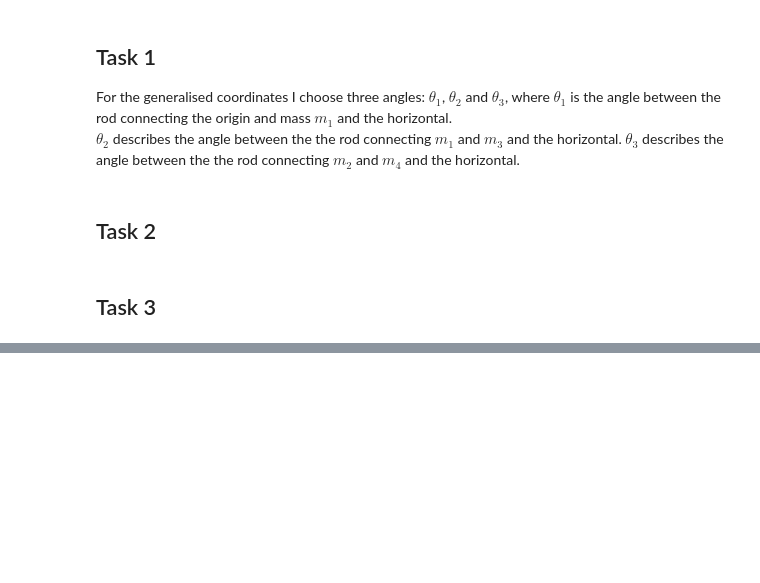
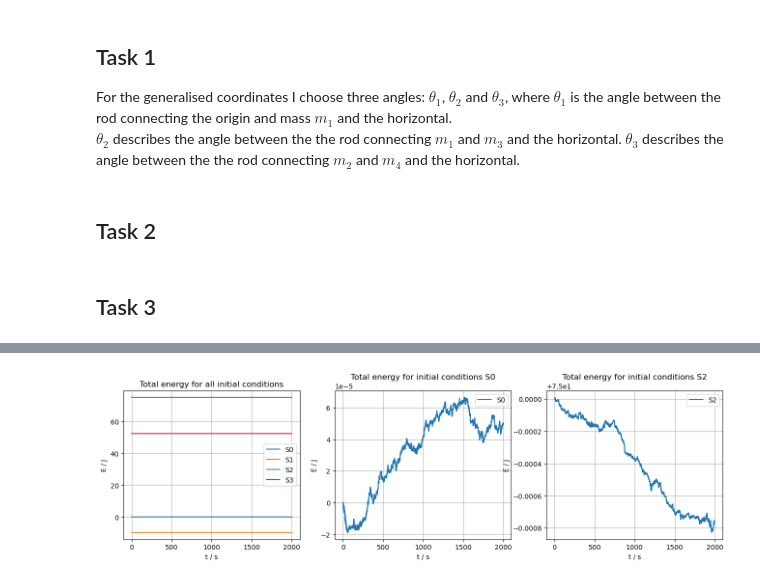
Before and after one commit to benjbrandt/physics725, a Jupyter notebook: Week9/Project_4_Rod_Pendulum_System_student.ipynb, the cells around one changed output, grey strips where cells are left out. Drawn from its saved outputs; the diff is of its cells as text; code cells hidden in the pictures; blank space fills up the shorter version.

```diff
--- a/Week9/Project_4_Rod_Pendulum_System_student.ipynb
+++ b/Week9/Project_4_Rod_Pendulum_System_student.ipynb
@@ -140,20 +167,0 @@ sol_dgl = si.odeint(dSdt, S0, t=t_n, args=(L, l, m, g))
-# %%
-def get_x1y1x2y2x3y3x4y4(theta1, theta2, theta3):
-    return (L * np.cos(theta1),
-            L * np.sin(theta1),
-            - L * np.cos(theta1),
-            - L * np.sin(theta1),
-            L * np.cos(theta1) + l * np.cos(theta2),
-            L * np.sin(theta1) + l * np.sin(theta2),
-            - L * np.cos(theta1) + l * np.cos(theta3),
-            - L * np.sin(theta1) + l * np.sin(theta3)
-    )
-
-# fix constants
-L, l, m, g = 5, 2, 0.5, 9.81
-
-#get_x1y1x2y2x3y3x4y4(sol_dgl[:,0], sol_dgl[:,1], sol_dgl[:,2])
-
-#t1, t2, t3, t4, t5, t6, t7, t8 = np.shape(get_x1y1x2y2x3y3x4y4(0,0,0))
-
-x1_n, y1_n, x2_n, y2_n, x3_n, y3_n, x4_n, y4_n = get_x1y1x2y2x3y3x4y4(sol_dgl[:,0], sol_dgl[:,1], sol_dgl[:,2])
@@ -214,0 +303,27 @@ ani.save('pendulum.gif', writer='pillow', fps=(n_frames / n_seconds))
+# %%
+# plot the total energy for all initial conditions
+fig, ax = plt.subplots(1,3, figsize=(16,4))
+ax[0].plot(t_n_long, e_s0[0], label=r'S0')
+ax[0].plot(t_n_long, e_s1[0], label=r'S1')
+ax[0].plot(t_n_long, e_s2[0], label=r'S2')
+ax[0].plot(t_n_long, e_s3[0], label=r'S3')
+ax[0].set_title('Total energy for all initial conditions')
+
+# plot energy just for S0
+ax[1].plot(t_n_long, e_s0[0], label=r'S0')
+ax[1].set_title('Total energy for initial conditions S0')
+
+# plot energy just for S2
+ax[2].plot(t_n_long, e_s2[0], label=r'S2')
+ax[2].set_title('Total energy for initial conditions S2')
+
+# labels and legends
+i = 0
+while i <= 2:
+    ax[i].legend()
+    ax[i].grid()
+    ax[i].set_xlabel(r't / s')
+    ax[i].set_ylabel(r'E / J')
+    i +=1
+# %% [output]
+[figure, added]
```
Also changed, not shown: parts of 20 cells of this notebook, 4 other files.
